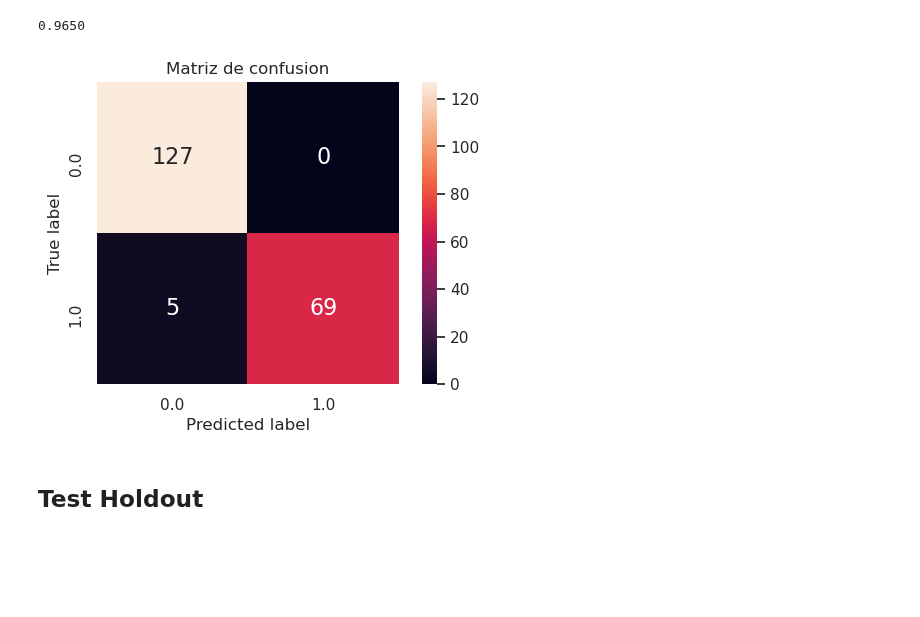
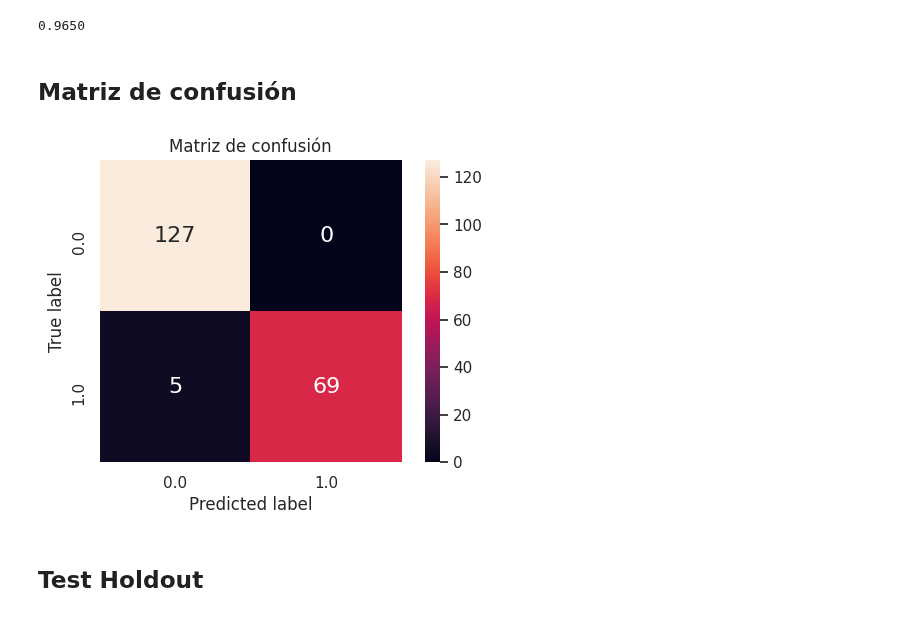
Before and after one commit to JuanOpizzi/Datos-2020-2c, a Jupyter notebook: TP2/knn.ipynb, the cells around one changed output. Saved outputs shown, nothing was run; the diff lists cells and outputs as text; code cells hidden in the pictures; blank space fills up the shorter version.

```diff
--- a/TP2/knn.ipynb
+++ b/TP2/knn.ipynb
@@ -117,23 +117,25 @@ f1 = f1_score(y_test, knn.predict(X_test))
 print(f"{f1:.4f}")
 # %% [output]
 0.9650
+# %% [markdown]
+## Matriz de confusión
 # %%
 def plot_confusion_matrix(y_true, y_pred):
     names = sorted(set(y_true))
     cm = confusion_matrix(y_true, y_pred, names)
     df_cm = pd.DataFrame(cm, names, names)
 
     plt.figure(dpi=100)
-    plt.title("Matriz de confusion")
+    plt.title("Matriz de confusión")
     sns.heatmap(df_cm, annot=True, annot_kws={"size": 16}, fmt='g', square=True)
     plt.ylabel("True label")
     plt.xlabel("Predicted label")
     plt.show()
 
 
 plot_confusion_matrix(y_test, knn.predict(X_test))
 # %% [output]
-[figure, old version]
+[figure, new version]
 # %% [markdown]
 ## Test Holdout
 # %%
```
Also changed, not shown: parts of 1 cell of this notebook, 2 other files.
